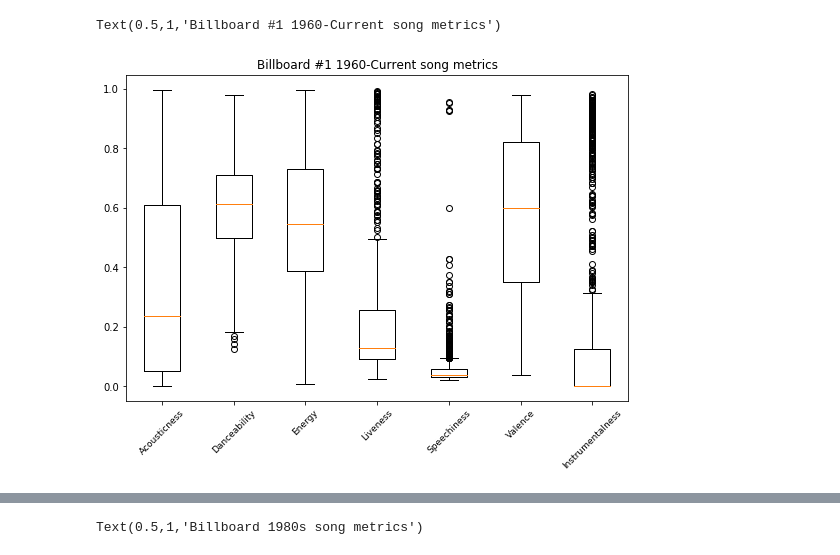
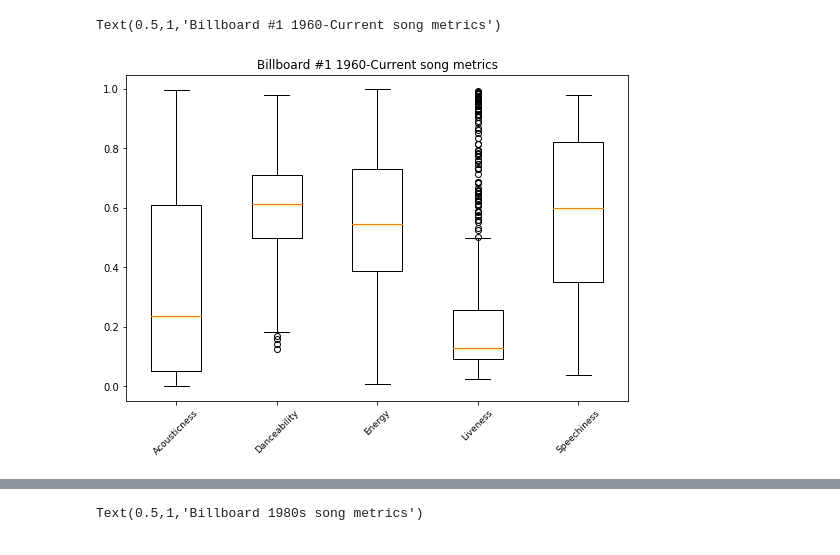
Before and after one commit to wwenash/New_improved_repo, a Jupyter notebook: Song_Metric_Graphs.ipynb, the cells around one changed output, grey strips where cells are left out. Cells and saved outputs as stored; diff of their text form; code cells hidden in the pictures.

```diff
--- a/Song_Metric_Graphs.ipynb
+++ b/Song_Metric_Graphs.ipynb
@@ -39,23 +94,25 @@ Billboard_df.head()
 # %%
 %matplotlib inline
 
 # Full Billboard Boxplot
 
 billbord_data = [Billboard_df['Acousticness'], Billboard_df['Danceability'], Billboard_df['Energy'], Billboard_df['Liveness'],
-       Billboard_df['Speechiness'], Billboard_df['Valence'], Billboard_df['Instrumentalness']]
+       Billboard_df['Valence']]
+
+billbord_data2 = [Billboard_df['Speechiness'], Billboard_df['Instrumentalness']]
 
 labels = ['Acousticness', 'Danceability', 'Energy', 'Liveness', 'Speechiness', 'Valence', 'Instrumentalness']
 
 
 
 fig = plt.figure(1, figsize=(9, 6))
 ax = fig.add_subplot(111)
 
 # Create the boxplot
 bp = ax.boxplot(billbord_data)
 ax.set_xticklabels(labels, rotation=45, fontsize=9)
 
 plt.title("Billboard #1 1960-Current song metrics")
 # %% [output]
 Text(0.5,1,'Billboard #1 1960-Current song metrics')
-[figure, old version]
+[figure, new version]
```
Also changed, not shown: parts of 24 cells of this notebook.
